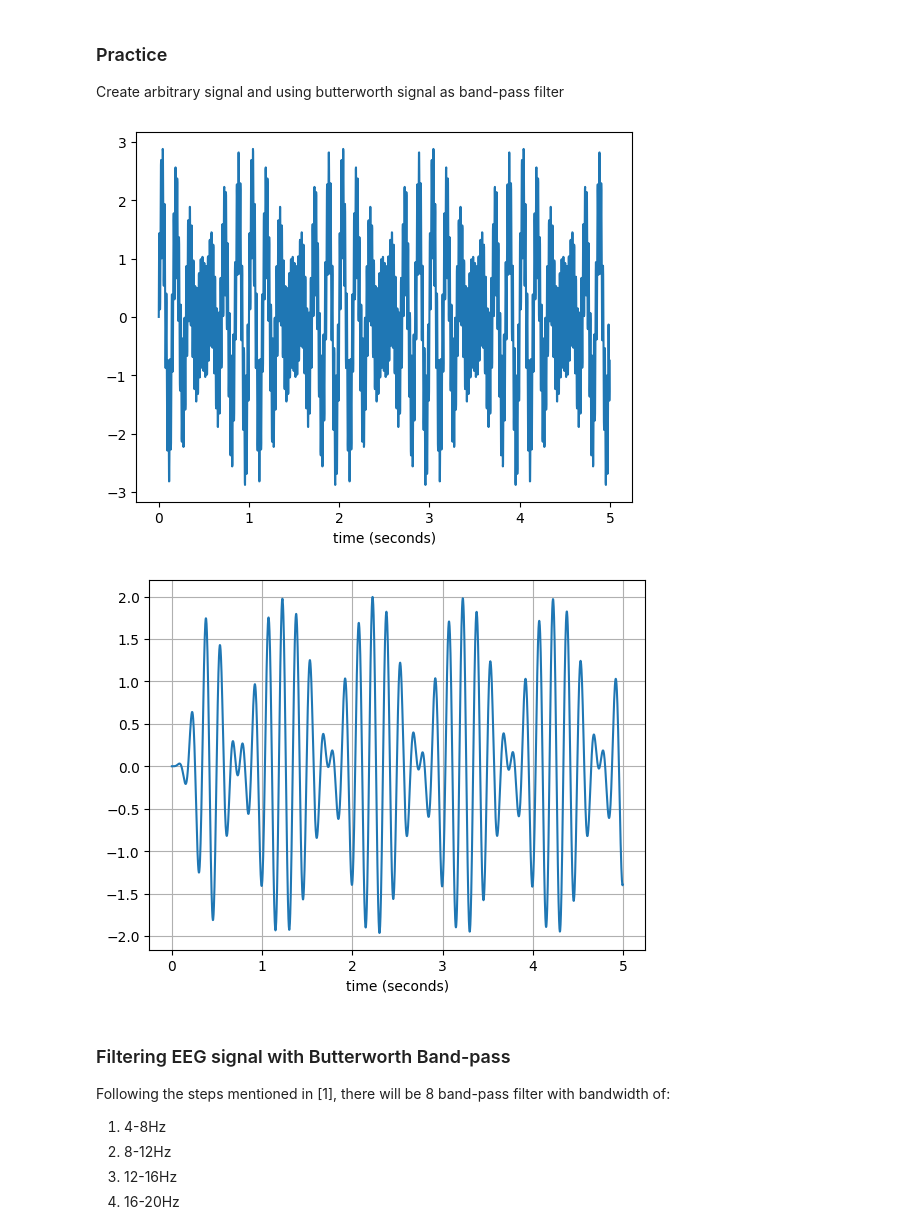
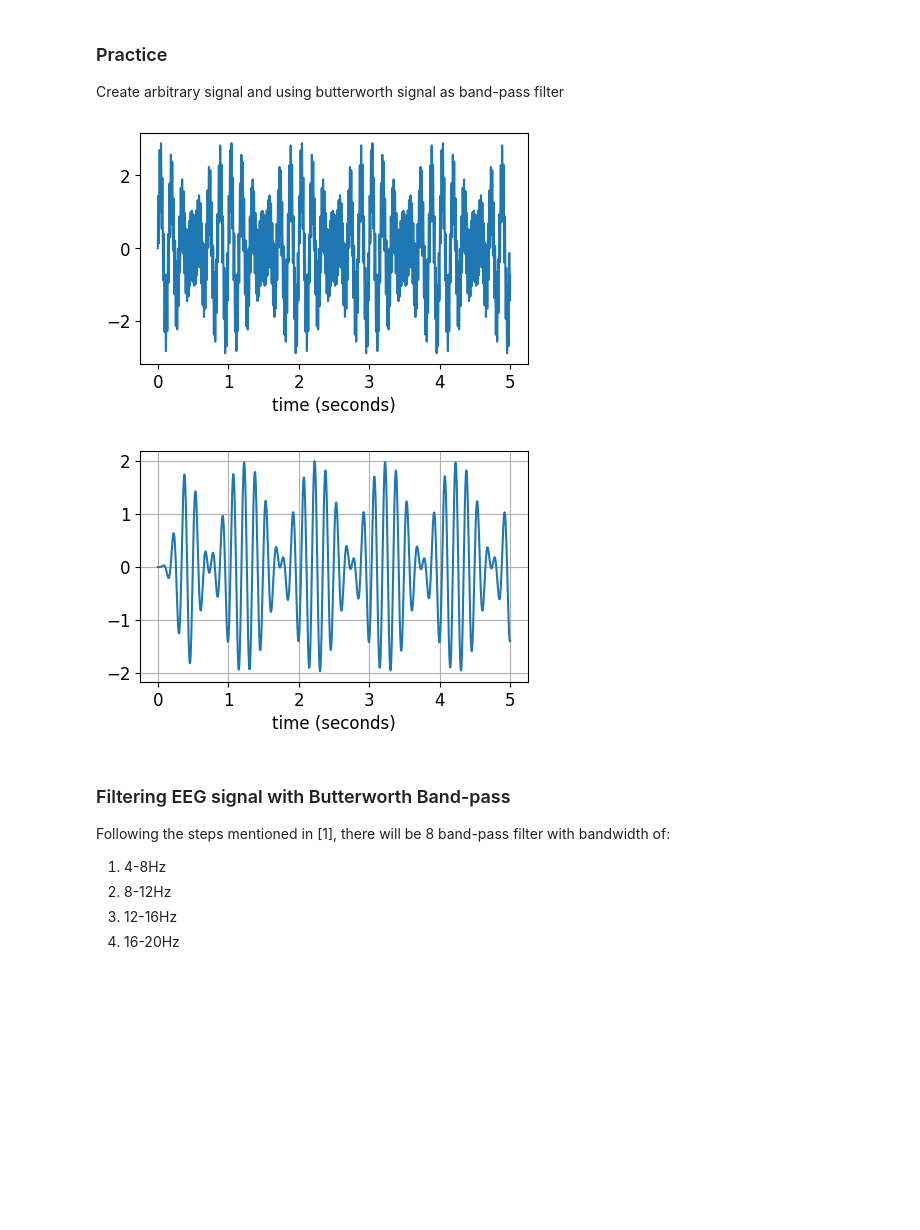
Before and after one commit to orvindemsy/BCICIV2a-FBCSP, a Jupyter notebook: fbcsp.ipynb, the cells around one changed output. Drawn from its saved outputs; the diff is of its cells as text; code cells hidden in the pictures; blank space fills up the shorter version.

Commit message:
more refactor, clean unused codes, set figsize

```diff
--- a/fbcsp.ipynb
+++ b/fbcsp.ipynb
@@ -180,13 +164,13 @@ x3 = np.sin(2 * np.pi * 50 * t)
 x = x1 + x2 + x3
 # %%
 # Plot input
-plt.figure()
+plt.figure(figsize=(5, 3))
 plt.clf()
 plt.plot(t, x)
 plt.xlabel('time (seconds)')
 plt.show()
 # %% [output]
-[figure, old version]
+[figure, new version]
 # %%
 # OUTPUT
 lowcut = 4
@@ -194,14 +178,14 @@ highcut = 8
 y= butter_bandpass_filter(x, lowcut, highcut, fs, order=5)
 # %%
 # Plot output
-plt.figure()
+plt.figure(figsize=(5, 3))
 plt.clf()
 plt.plot(t, y, label='Filtered signal (%g Hz)' %fs)
 plt.xlabel('time (seconds)')
 plt.grid(True)
 plt.show()
 # %% [output]
-[figure, old version]
+[figure, new version]
 # %% [markdown]
 ### Filtering EEG signal with Butterworth Band-pass
 Following the steps mentioned in [1], there will be 8 band-pass filter with bandwidth of:
```
Also changed, not shown: parts of 10 cells of this notebook.
